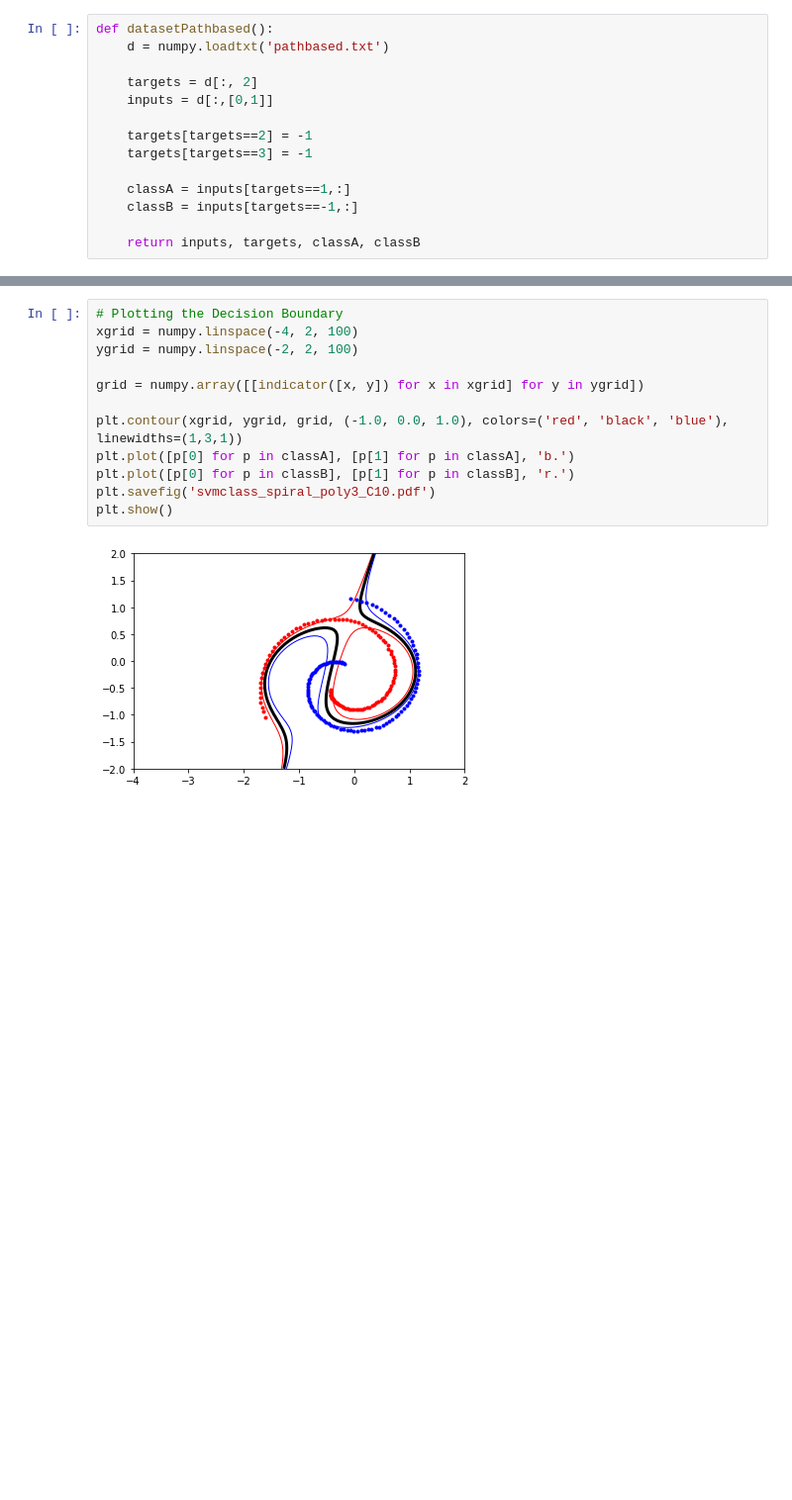
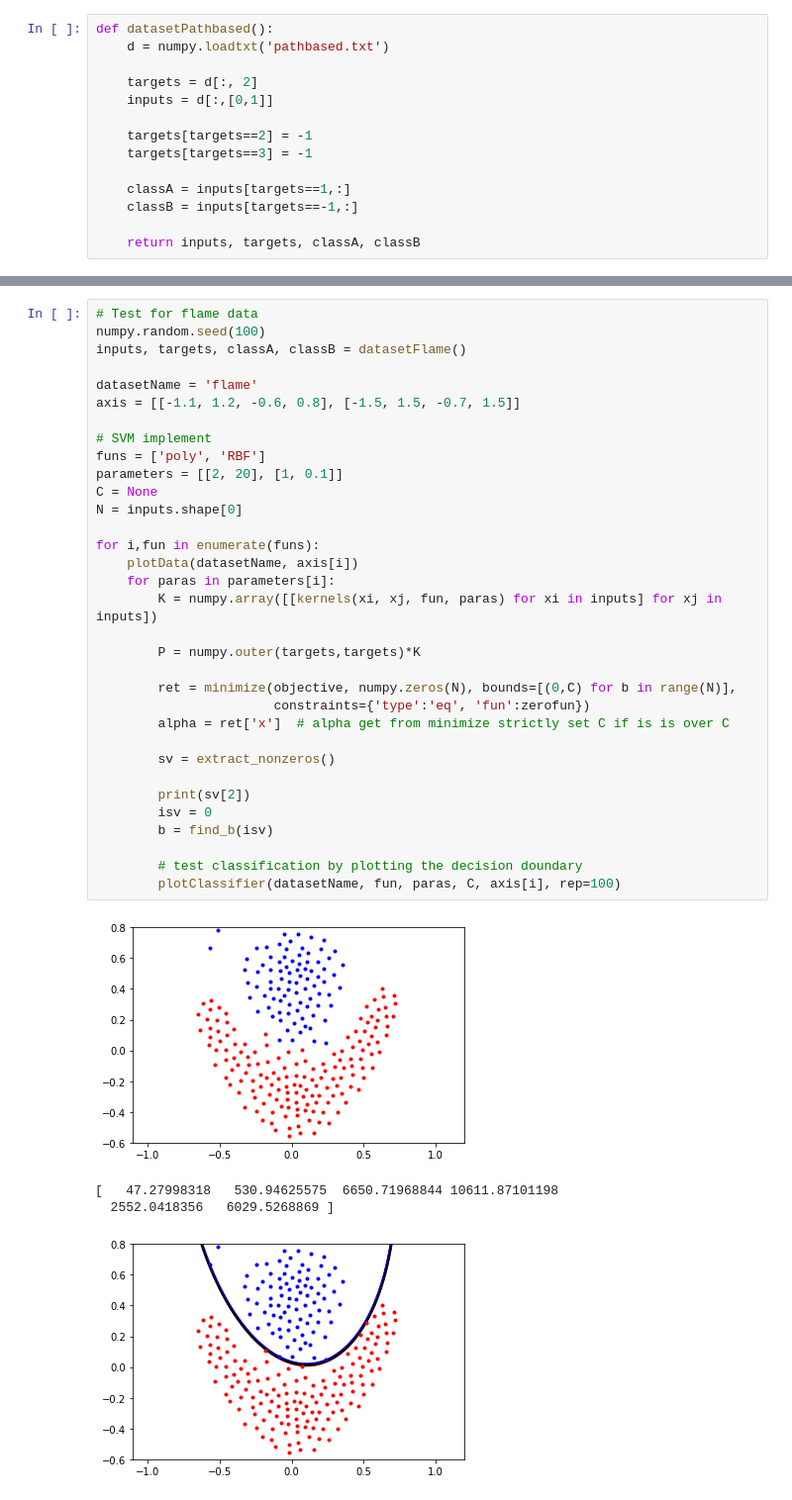
Before and after one commit to thnganguyen/machine-learning-KTH-DD2421, a Jupyter notebook: SVM/SVM_N.ipynb, the cells around one changed output, grey strips where cells are left out. Shown: that part at 99% size. Drawn from its saved outputs; the diff is of its cells as text; blank space fills up the shorter version.

```diff
--- a/SVM/SVM_N.ipynb
+++ b/SVM/SVM_N.ipynb
@@ -172,14 +189,38 @@ print(indicator([1.5, -0.5]))
-# %%
-# Plotting the Decision Boundary
-xgrid = numpy.linspace(-4, 2, 100)
-ygrid = numpy.linspace(-2, 2, 100)
-
-grid = numpy.array([[indicator([x, y]) for x in xgrid] for y in ygrid])
-
-plt.contour(xgrid, ygrid, grid, (-1.0, 0.0, 1.0), colors=('red', 'black', 'blue'), linewidths=(1,3,1))
-plt.plot([p[0] for p in classA], [p[1] for p in classA], 'b.')
-plt.plot([p[0] for p in classB], [p[1] for p in classB], 'r.')
-plt.savefig('svmclass_spiral_poly3_C10.pdf')
-plt.show()
-# %% [output]
-[figure, removed]
+# %%
+# Test for flame data
+numpy.random.seed(100)
+inputs, targets, classA, classB = datasetFlame()
+
+datasetName = 'flame'
+axis = [[-1.1, 1.2, -0.6, 0.8], [-1.5, 1.5, -0.7, 1.5]]
+
+# SVM implement
+funs = ['poly', 'RBF']
+parameters = [[2, 20], [1, 0.1]]
+C = None
+N = inputs.shape[0]
+
+for i,fun in enumerate(funs):
+    plotData(datasetName, axis[i])
+    for paras in parameters[i]:
+        K = numpy.array([[kernels(xi, xj, fun, paras) for xi in inputs] for xj in inputs])
+
+        P = numpy.outer(targets,targets)*K
+
+        ret = minimize(objective, numpy.zeros(N), bounds=[(0,C) for b in range(N)],
+                       constraints={'type':'eq', 'fun':zerofun})
+        alpha = ret['x']  # alpha get from minimize strictly set C if is is over C
+
+        sv = extract_nonzeros()
+
+        print(sv[2])
+        isv = 0
+        b = find_b(isv)
+
+        # test classification by plotting the decision doundary
+        plotClassifier(datasetName, fun, paras, C, axis[i], rep=100)
+# %% [output]
+[figure, added]
+[   47.27998318   530.94625575  6650.71968844 10611.87101198
+  2552.0418356   6029.5268869 ]
+[figure, added]
```
Also changed, not shown: parts of 5 cells of this notebook.
